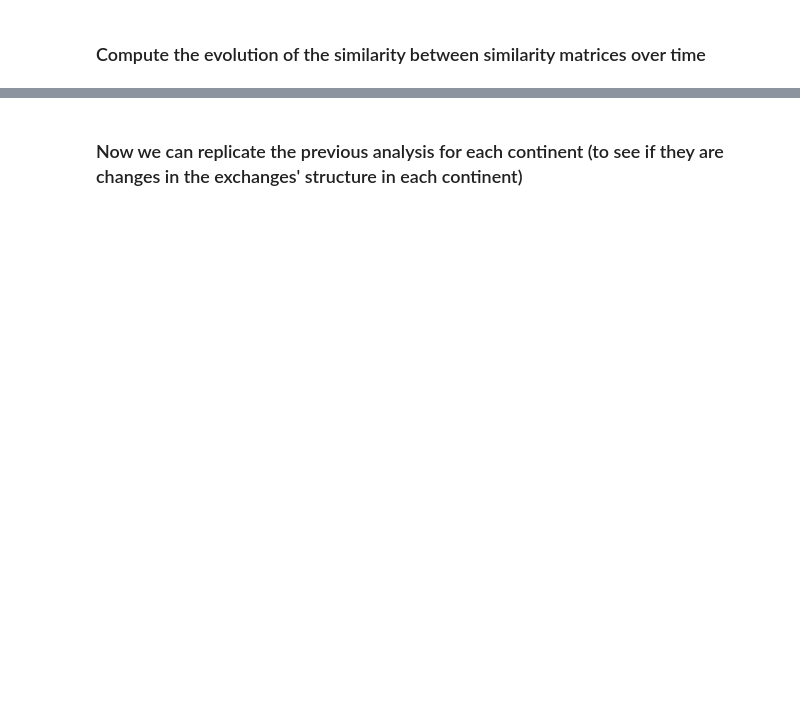
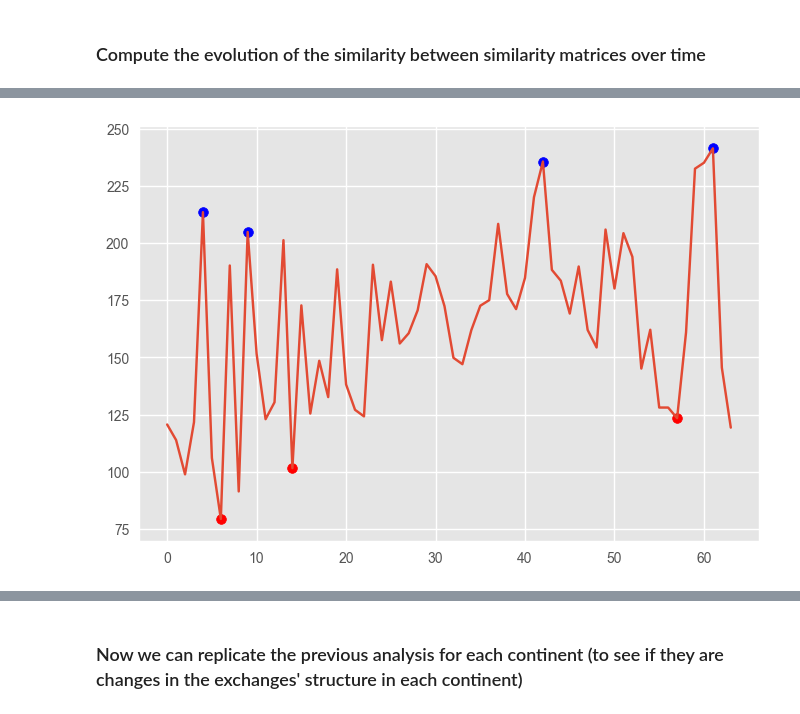
Before and after one commit to mathislinger/Network_data, a Jupyter notebook: mli.ipynb, the cells around one changed output, grey strips where cells are left out. Saved outputs shown, nothing was run; the diff lists cells and outputs as text; code cells hidden in the pictures; blank space fills up the shorter version.

```diff
--- a/mli.ipynb
+++ b/mli.ipynb
@@ -209,0 +272,10 @@ array([1954, 1991])
+# %%
+from matplotlib.pyplot import plot, scatter, show
+series = diff_frobenius_norm
+maxtab, mintab = pickdetect.peakdet(series,100)
+plot(series)
+scatter(np.array(maxtab)[:,0], np.array(maxtab)[:,1], color='blue')
+scatter(np.array(mintab)[:,0], np.array(mintab)[:,1], color='red')
+show()
+# %% [output]
+[figure, added]
```
Also changed, not shown: parts of 24 cells of this notebook, 2 other files.
